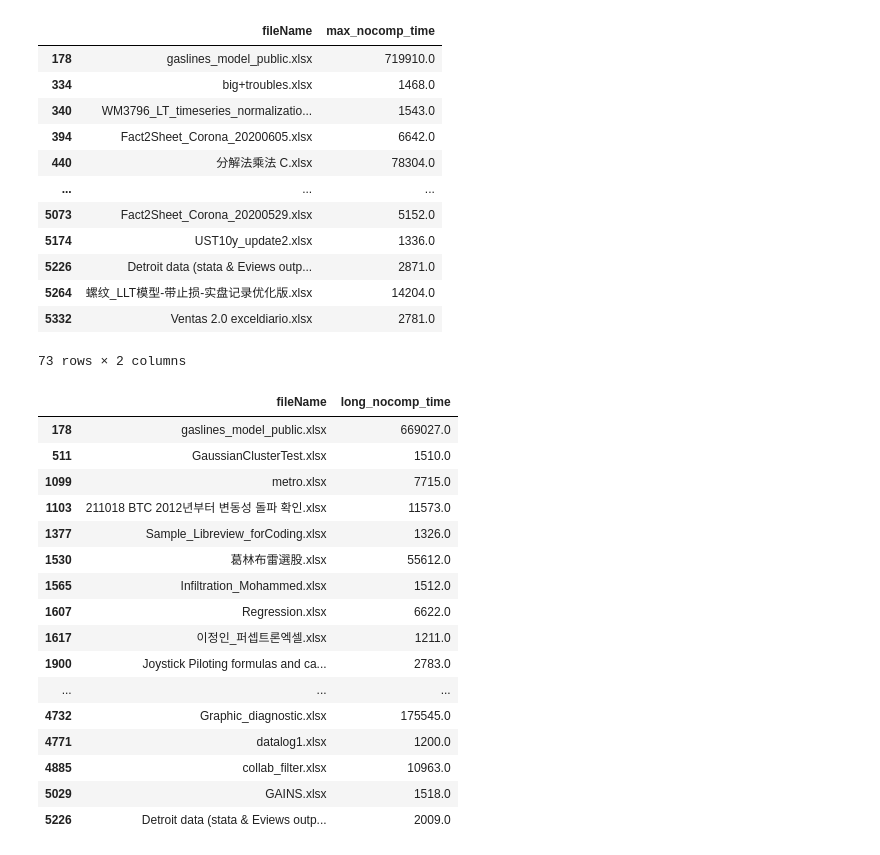
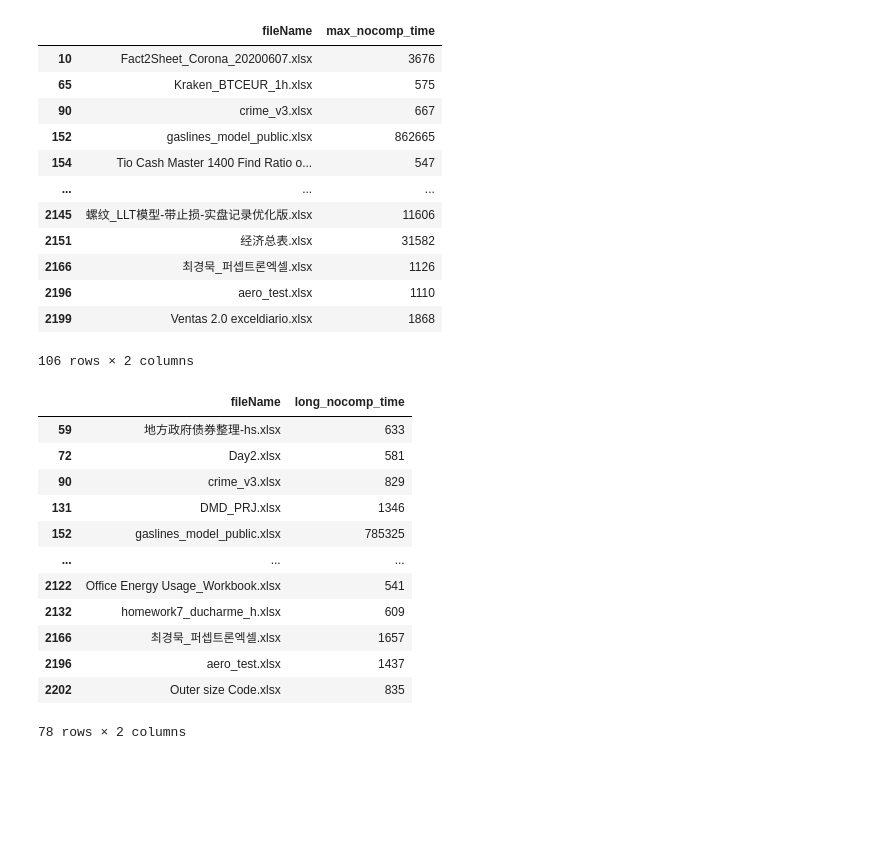
Before and after one commit to dataspread/SpreadsheetAnalyzer, a Jupyter notebook: dataframe_merge.ipynb, the cells around one changed output. Cells and saved outputs as stored; diff of their text form; code cells hidden in the pictures; blank space fills up the shorter version.

```diff
--- a/dataframe_merge.ipynb
+++ b/dataframe_merge.ipynb
@@ -28,14 +115,18 @@ def rename_columns(df, is_long=False):
         for key in rename_map:
             rename_map[key] = "max_" + rename_map[key]
 
-    return df.rename(columns=rename_map)
+    df = df.rename(columns=rename_map)
+    if "GraphBuildTime" in list(df.columns):
+        df = df.drop(['GraphBuildTime'], axis=1)
+
+    return df
 # %%
-df_enron_taco_max = rename_columns(pd.read_csv(f"{enron_output}/enron_max_taco.csv"), False)
-df_enron_taco_long = rename_columns(pd.read_csv(f"{enron_output}/enron_long_taco.csv"), True)
-df_enron_nocomp_max = rename_columns(pd.read_csv(f"{enron_output}/enron_max_nocomp.csv"), False)
-df_enron_nocomp_long = rename_columns(pd.read_csv(f"{enron_output}/enron_long_nocomp.csv"), True)
-df_github_taco_max = rename_columns(pd.read_csv(f"{github_output}/github_max_taco.csv"), False)
-df_github_taco_long = rename_columns(pd.read_csv(f"{github_output}/github_long_taco.csv"), True)
-df_github_nocomp_max = rename_columns(pd.read_csv(f"{github_output}/github_max_nocomp.csv"), False)
-df_github_nocomp_long = rename_columns(pd.read_csv(f"{github_output}/github_long_nocomp.csv"), True)
+df_enron_taco_max = rename_columns(pd.read_csv(f"{enron_output}/enron_max_taco_10k.csv"), False)
+df_enron_taco_long = rename_columns(pd.read_csv(f"{enron_output}/enron_long_taco_10k.csv"), True)
+df_enron_nocomp_max = rename_columns(pd.read_csv(f"{enron_output}/enron_max_nocomp_10k.csv"), False)
+df_enron_nocomp_long = rename_columns(pd.read_csv(f"{enron_output}/enron_long_nocomp_10k.csv"), True)
+df_github_taco_max = rename_columns(pd.read_csv(f"{github_output}/github_max_taco_10k.csv"), False)
+df_github_taco_long = rename_columns(pd.read_csv(f"{github_output}/github_long_taco_10k.csv"), True)
+df_github_nocomp_max = rename_columns(pd.read_csv(f"{github_output}/github_max_nocomp_10k.csv"), False)
+df_github_nocomp_long = rename_columns(pd.read_csv(f"{github_output}/github_long_nocomp_10k.csv"), True)
 # %% [markdown]
@@ -62,3 +149,3 @@ df_enron_merged.head()
 # %%
-df_github_max = pd.merge(df_github_taco_max, df_github_nocomp_max, how="left", on=["fileName", "Max Dep Ref"])
-df_github_long = pd.merge(df_github_taco_long, df_github_nocomp_long, how="left", on=["fileName", "Longest Dep Ref"])
+df_github_max = pd.merge(df_github_taco_max, df_github_nocomp_max, how="inner", on=["fileName", "Max Dep Ref"])
+df_github_long = pd.merge(df_github_taco_long, df_github_nocomp_long, how="inner", on=["fileName", "Longest Dep Ref"])
@@ -69,5 +152,5 @@ len(df_github_max), len(df_github_long)
 # %%
-df_github_merged = pd.merge(df_github_max, df_github_long, how="right", on=["fileName"])
+df_github_merged = pd.merge(df_github_max, df_github_long, how="inner", on=["fileName"])
 # df_github_merged.to_csv("./github_result_merged.csv", index=False)
 # %%
 df_github_merged.head()
@@ -251,39 +238,36 @@ df_larger_than[["fileName", "max_taco_time", "max_nocomp_time"]]
 # %%
+threshold=500
 df_github_merged[df_github_merged["max_nocomp_time"] > threshold][["fileName", "max_nocomp_time"]]
 # %% [output]
 |  | fileName | max_nocomp_time |
-| 178 | gaslines_model_public.xlsx | 719910.0 |
-| 334 | big+troubles.xlsx | 1468.0 |
-| 340 | WM3796_LT_timeseries_normalizatio... | 1543.0 |
-| 394 | Fact2Sheet_Corona_20200605.xlsx | 6642.0 |
-| 440 | 分解法乘法 C.xlsx | 78304.0 |
+| 10 | Fact2Sheet_Corona_20200607.xlsx | 3676 |
+| 65 | Kraken_BTCEUR_1h.xlsx | 575 |
+| 90 | crime_v3.xlsx | 667 |
+| 152 | gaslines_model_public.xlsx | 862665 |
+| 154 | Tio Cash Master 1400 Find Ratio o... | 547 |
 | ... | ... | ... |
-| 5073 | Fact2Sheet_Corona_20200529.xlsx | 5152.0 |
-| 5174 | UST10y_update2.xlsx | 1336.0 |
-| 5226 | Detroit data (stata & Eviews outp... | 2871.0 |
-| 5264 | 螺纹_LLT模型-带止损-实盘记录优化版.xlsx | 14204.0 |
-| 5332 | Ventas 2.0 exceldiario.xlsx | 2781.0 |
+| 2145 | 螺纹_LLT模型-带止损-实盘记录优化版.xlsx | 11606 |
+| 2151 | 经济总表.xlsx | 31582 |
+| 2166 | 최경묵_퍼셉트론엑셀.xlsx | 1126 |
+| 2196 | aero_test.xlsx | 1110 |
+| 2199 | Ventas 2.0 exceldiario.xlsx | 1868 |
-73 rows × 2 columns
+106 rows × 2 columns
 # %%
 df_github_merged[df_github_merged["long_nocomp_time"] > threshold][["fileName", "long_nocomp_time"]]
 # %% [output]
 |  | fileName | long_nocomp_time |
-| 178 | gaslines_model_public.xlsx | 669027.0 |
-| 511 | GaussianClusterTest.xlsx | 1510.0 |
-| 1099 | metro.xlsx | 7715.0 |
-| 1103 | 211018 BTC 2012년부터 변동성 돌파 확인.xlsx | 11573.0 |
-| 1377 | Sample_Libreview_forCoding.xlsx | 1326.0 |
-| 1530 | 葛林布雷選股.xlsx | 55612.0 |
-| 1565 | Infiltration_Mohammed.xlsx | 1512.0 |
-| 1607 | Regression.xlsx | 6622.0 |
-| 1617 | 이정인_퍼셉트론엑셀.xlsx | 1211.0 |
-| 1900 | Joystick Piloting formulas and ca... | 2783.0 |
+| 59 | 地方政府债券整理-hs.xlsx | 633 |
+| 72 | Day2.xlsx | 581 |
+| 90 | crime_v3.xlsx | 829 |
+| 131 | DMD_PRJ.xlsx | 1346 |
+| 152 | gaslines_model_public.xlsx | 785325 |
 | ... | ... | ... |
-| 4732 | Graphic_diagnostic.xlsx | 175545.0 |
-| 4771 | datalog1.xlsx | 1200.0 |
-| 4885 | collab_filter.xlsx | 10963.0 |
-| 5029 | GAINS.xlsx | 1518.0 |
-| 5226 | Detroit data (stata & Eviews outp... | 2009.0 |
+| 2122 | Office Energy Usage_Workbook.xlsx | 541 |
+| 2132 | homework7_ducharme_h.xlsx | 609 |
+| 2166 | 최경묵_퍼셉트론엑셀.xlsx | 1657 |
+| 2196 | aero_test.xlsx | 1437 |
+| 2202 | Outer size Code.xlsx | 835 |
+78 rows × 2 columns
 # %%
 df_github_merged[df_github_merged["max_taco_time"] > threshold][["fileName", "max_taco_time"]]
 # %% [output]
```
Also changed, not shown: parts of 52 cells of this notebook.
